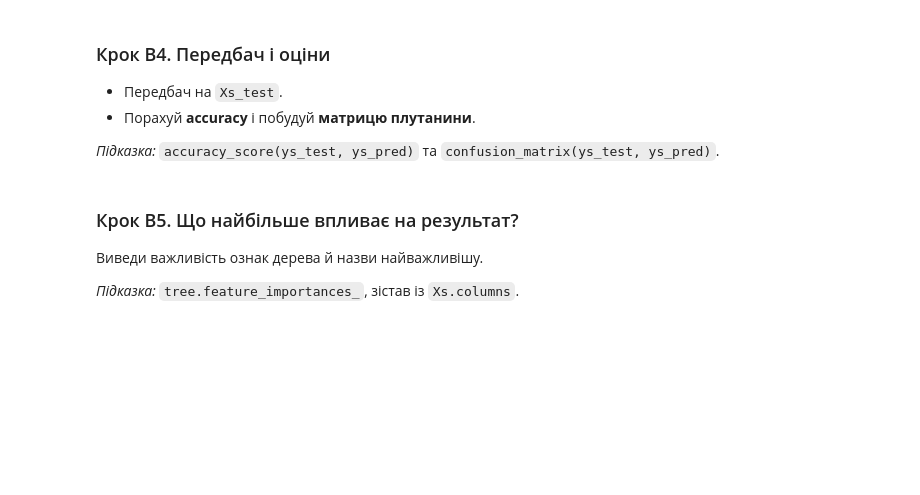
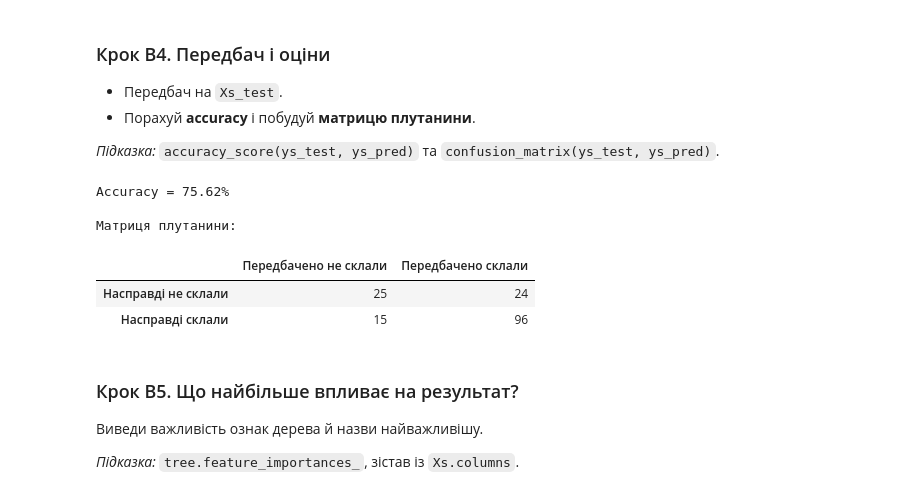
Before and after one commit to Olga-Lyt/DTA-2026, a Jupyter notebook: ML/ml_practice_LR&Cl.ipynb, the cells around one changed output. Cells and saved outputs as stored; diff of their text form; code cells hidden in the pictures; blank space fills up the shorter version.

```diff
--- a/ML/ml_practice_LR&Cl.ipynb
+++ b/ML/ml_practice_LR&Cl.ipynb
@@ -268,3 +313,27 @@ from sklearn.metrics import accuracy_score, confusion_matrix
+# %%
+from sklearn.metrics import accuracy_score, confusion_matrix
+
+# TODO: передбач ys_pred, порахуй accuracy та матрицю плутанини
+from sklearn.metrics import accuracy_score, confusion_matrix
+acc = accuracy_score(ys_test, ys_pred)
+print(f"Accuracy = {acc:.2%}\n")
+
+cm = confusion_matrix(ys_test, ys_pred)
+df_cm = pd.DataFrame(
+    cm,
+    index=["Насправді не склали", "Насправді склали"],
+    columns=["Передбачено не склали", "Передбачено склали"]
+
+)
+print("Матриця плутанини:")
+display(df_cm)
+# %% [output]
+Accuracy = 75.62%
+
+Матриця плутанини:
+|  | Передбачено не склали | Передбачено склали |
+| Насправді не склали | 25 | 24 |
+| Насправді склали | 15 | 96 |
 # %% [markdown]
 ### Крок B5. Що найбільше впливає на результат?
 Виведи важливість ознак дерева й назви найважливішу.
```
Also changed, not shown: parts of 12 cells of this notebook.
